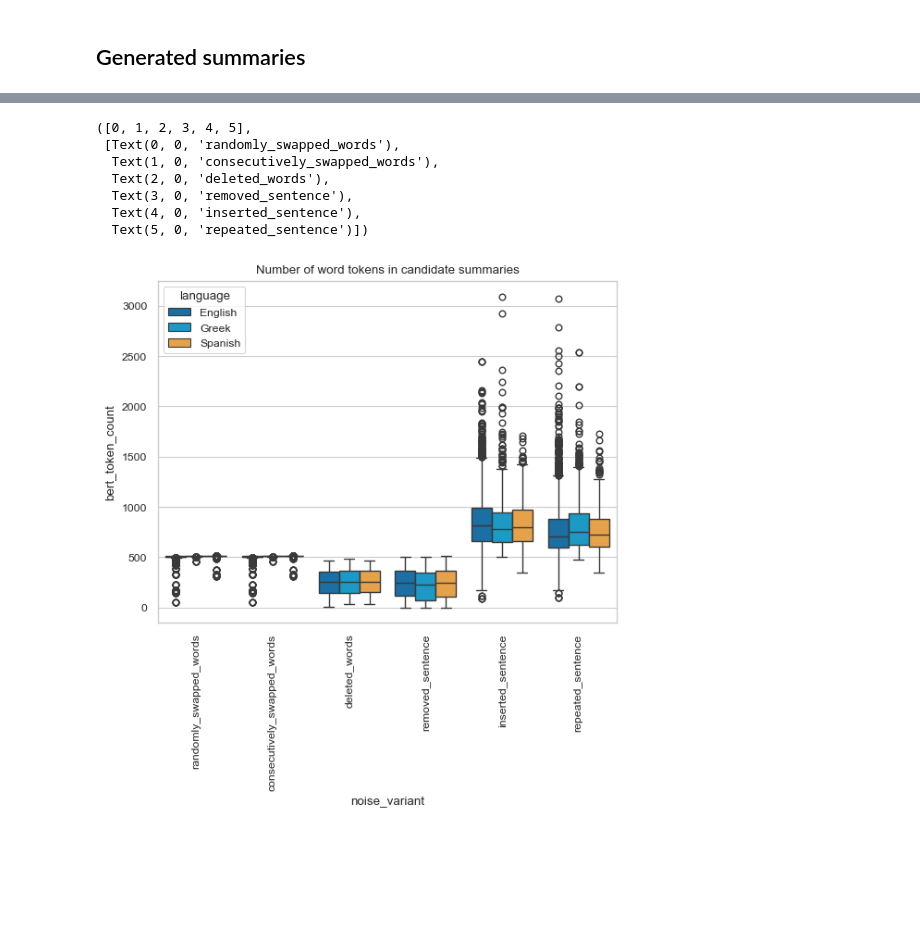
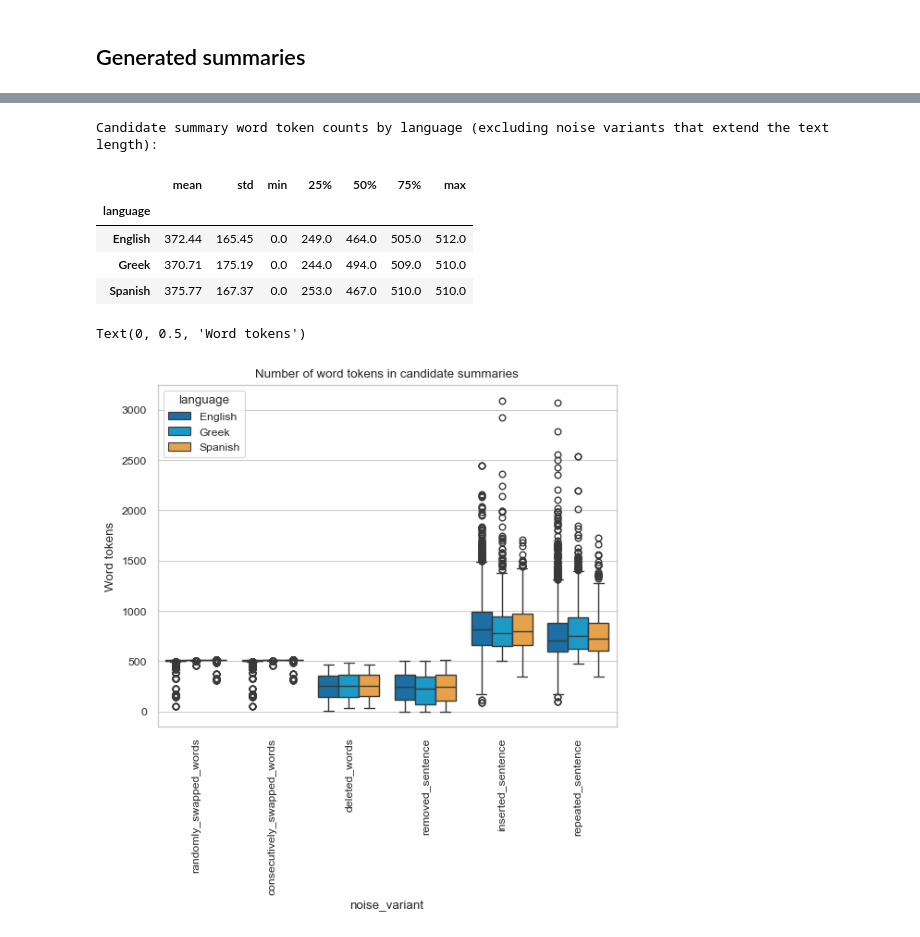
Before and after one commit to stefsyrsiri/financial-summarization-meta-evaluation, a Jupyter notebook: notebooks/eda.ipynb, the cells around one changed output, grey strips where cells are left out. Cells and saved outputs as stored; diff of their text form; code cells hidden in the pictures; blank space fills up the shorter version.

```diff
--- a/notebooks/eda.ipynb
+++ b/notebooks/eda.ipynb
@@ -123,13 +156,19 @@ Text(0.5, 1.0, 'Number of word tokens in gold summaries')
+# %%
+print('Candidate summary word token counts by language (excluding noise variants that extend the text length):')
+
+cands[~cands['noise_variant'].isin(['inserted_sentence', 'repeated_sentence'])].groupby(['language'])['bert_token_count'].describe().round(2).iloc[:, 1:]
+# %% [output]
+Candidate summary word token counts by language (excluding noise variants that extend the text length):
+|  | mean | std | min | 25% | 50% | 75% | max |
+| language |  |  |  |  |  |  |  |
+| English | 372.44 | 165.45 | 0.0 | 249.0 | 464.0 | 505.0 | 512.0 |
+| Greek | 370.71 | 175.19 | 0.0 | 244.0 | 494.0 | 509.0 | 510.0 |
+| Spanish | 375.77 | 167.37 | 0.0 | 253.0 | 467.0 | 510.0 | 510.0 |
 # %%
 sns.boxplot(data=cands, y='bert_token_count', x='noise_variant', hue='language', palette=langcols, order=noise_order)
 plt.title('Number of word tokens in candidate summaries')
 plt.xticks(rotation=90)
+plt.ylabel('Word tokens')
 # %% [output]
-([0, 1, 2, 3, 4, 5],
- [Text(0, 0, 'randomly_swapped_words'),
-  Text(1, 0, 'consecutively_swapped_words'),
-  Text(2, 0, 'deleted_words'),
-  Text(3, 0, 'removed_sentence'),
-  Text(4, 0, 'inserted_sentence'),
-  Text(5, 0, 'repeated_sentence')])
+Text(0, 0.5, 'Word tokens')
-[figure, old version]
+[figure, new version]
```
Also changed, not shown: parts of 18 cells of this notebook.
